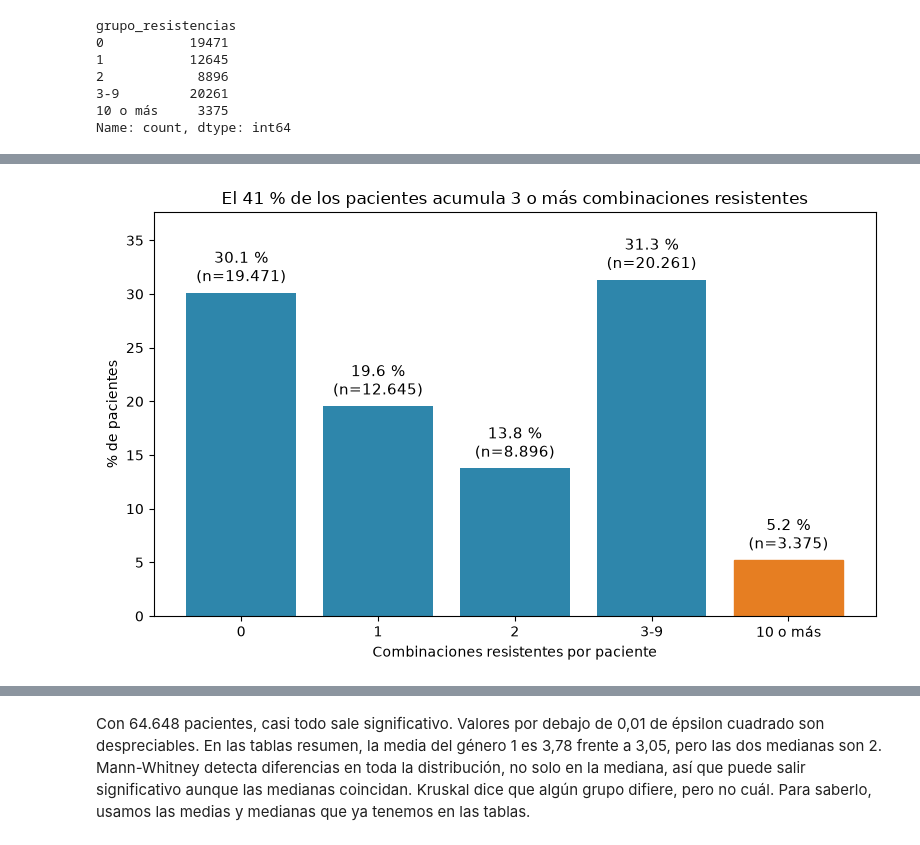
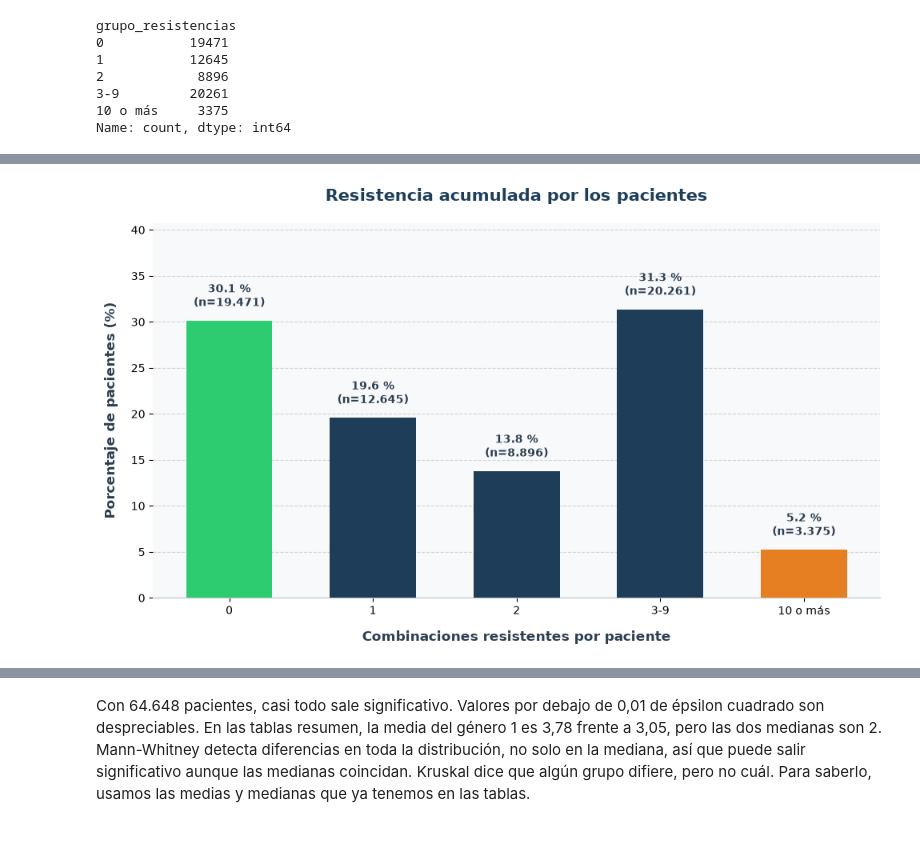
Before and after one commit to jorgeshzhndz/Resistencia_Antibioticos, a Jupyter notebook: src/memoria.ipynb, the cells around one changed output, grey strips where cells are left out. Cells and saved outputs as stored; diff of their text form; code cells hidden in the pictures.

```diff
--- a/notebooks/memoria.ipynb
+++ b/src/memoria.ipynb
@@ -1138,22 +1139,84 @@ grupo_resistencias
 Name: count, dtype: int64
 # %%
 print("Representación gráfica de resistencias por paciente:")
+
+import matplotlib.pyplot as plt
+import numpy as np
+import pandas as pd
+
+# Configurar fuente global a Calibri
+plt.rcParams['font.family'] = ['Calibri', 'DejaVu Sans', 'sans-serif']
+
+# Preparación de datos y cálculo de frecuencias
 conteo = pac["grupo_resistencias"].value_counts().sort_index()
 pct = conteo / conteo.sum() * 100
 
-fig, ax = plt.subplots(figsize=(8, 5))
-barras = ax.bar(conteo.index.astype(str), pct, color="#2E86AB")
-barras[-1].set_color("#E67E22")      # destaca el grupo con más carga (≥10)
+# Configuración de la figura con proporciones amplias (no achatada)
+fig, ax = plt.subplots(figsize=(10, 6), facecolor="white")
+ax.set_facecolor("#F8F9FA")
 
+# Definición de colores: Verde para el 0, Azul corporativo para el medio, Naranja para el grupo crítico (≥10)
+colores = ["#2ECC71"] + ["#1E3D59"] * (len(conteo) - 2)
+if len(conteo) > 1:
+    colores.append("#E67E22")  # Última barra (≥10) en naranja
+
+barras = ax.bar(
+    conteo.index.astype(str),
+    pct,
+    color=colores,
+    width=0.6,
+    edgecolor="none",
+    zorder=3,
+)
+
+# Cuadrícula de fondo sutil para facilitar la lectura
+ax.yaxis.grid(True, linestyle="--", alpha=0.5, zorder=0)
+ax.set_axisbelow(True)
+
+# Anotaciones de porcentaje y conteo sobre las barras
 for b, n, p in zip(barras, conteo, pct):
-    ax.text(b.get_x() + b.get_width() / 2, p + 0.6,
-            f"{p:.1f} %\n(n={n:,})".replace(",", "."),
-            ha="center", va="bottom", fontsize=11)
+    ax.text(
+        b.get_x() + b.get_width() / 2,
+        p + 1.2,
+        f"{p:.1f} %\n(n={n:,})".replace(",", "."),
+        ha="center",
+        va="bottom",
+        fontsize=10,
+        fontweight="bold",
+        color="#2C3E50",
+    )
 
-ax.set_ylim(0, pct.max() * 1.2)
-ax.set_xlabel("Combinaciones resistentes por paciente")
-ax.set_ylabel("% de pacientes")
-ax.set_title("El 41 % de los pacientes acumula 3 o más combinaciones resistentes")
+# Ajustes de ejes, etiquetas y límites
+ax.set_ylim(0, pct.max() * 1.3)
+ax.set_xlabel(
+    "Combinaciones resistentes por paciente",
+    fontsize=12,
+    fontweight="bold",
+    labelpad=12,
+    color="#2C3E50",
+)
+ax.set_ylabel(
+    "Porcentaje de pacientes (%)",
+    fontsize=12,
+    fontweight="bold",
+    labelpad=12,
+    color="#2C3E50",
+)
+ax.set_title(
+    "Resistencia acumulada por los pacientes",
+    fontsize=15,
+    fontweight="bold",
+    pad=20,
+    color="#1E3D59",
+)
+
+# Limpieza de bordes (estilo minimalista moderno)
+for spine in ["top", "right", "left"]:
+    ax.spines[spine].set_visible(False)
+ax.spines["bottom"].set_color("#BDC3C7")
+
 plt.tight_layout()
 plt.show()
+
+plt.savefig("../graphs/graph_1_res_per_pac.png", dpi=300, bbox_inches="tight")
 # %% [output]
@@ -1161 +1258 @@ Representación gráfica de resistencias por paciente:
-[figure, old version]
+[figure, new version]
```
Also changed, not shown: parts of 15 cells of this notebook, 18 other files.
